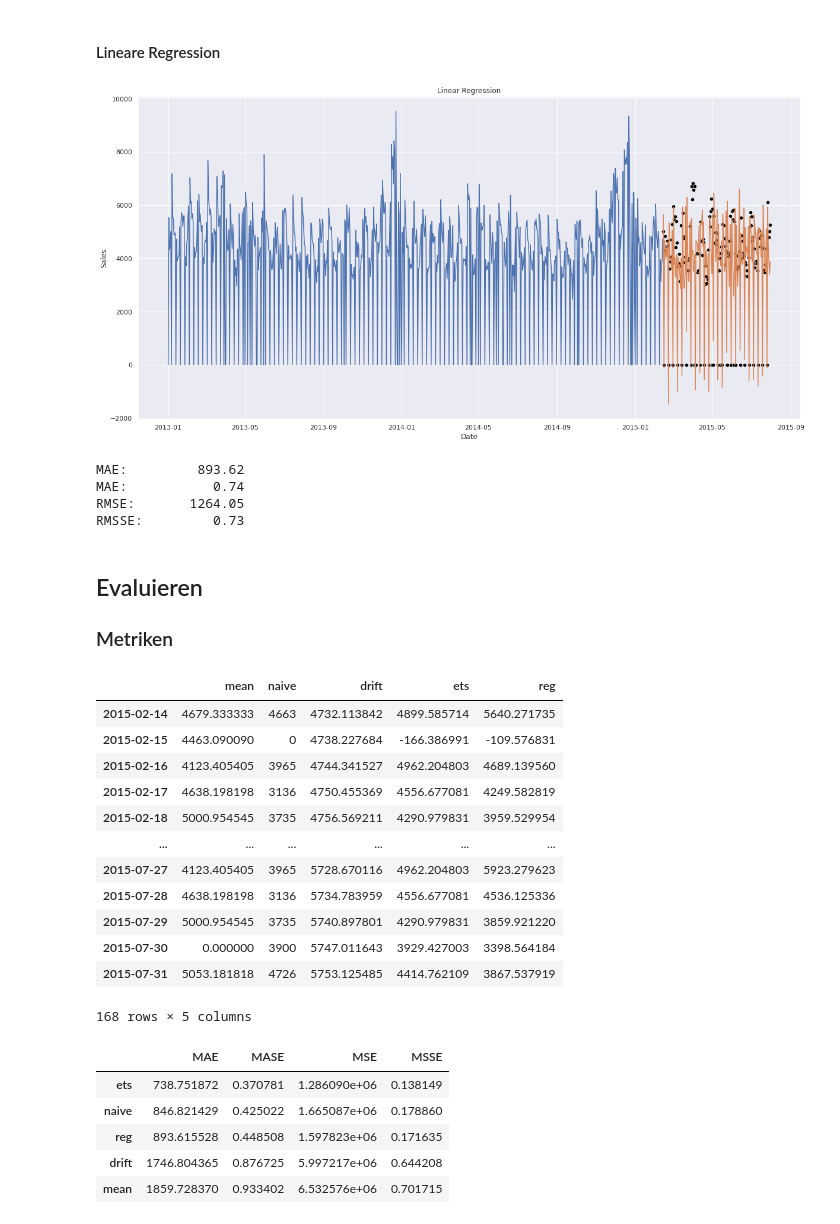
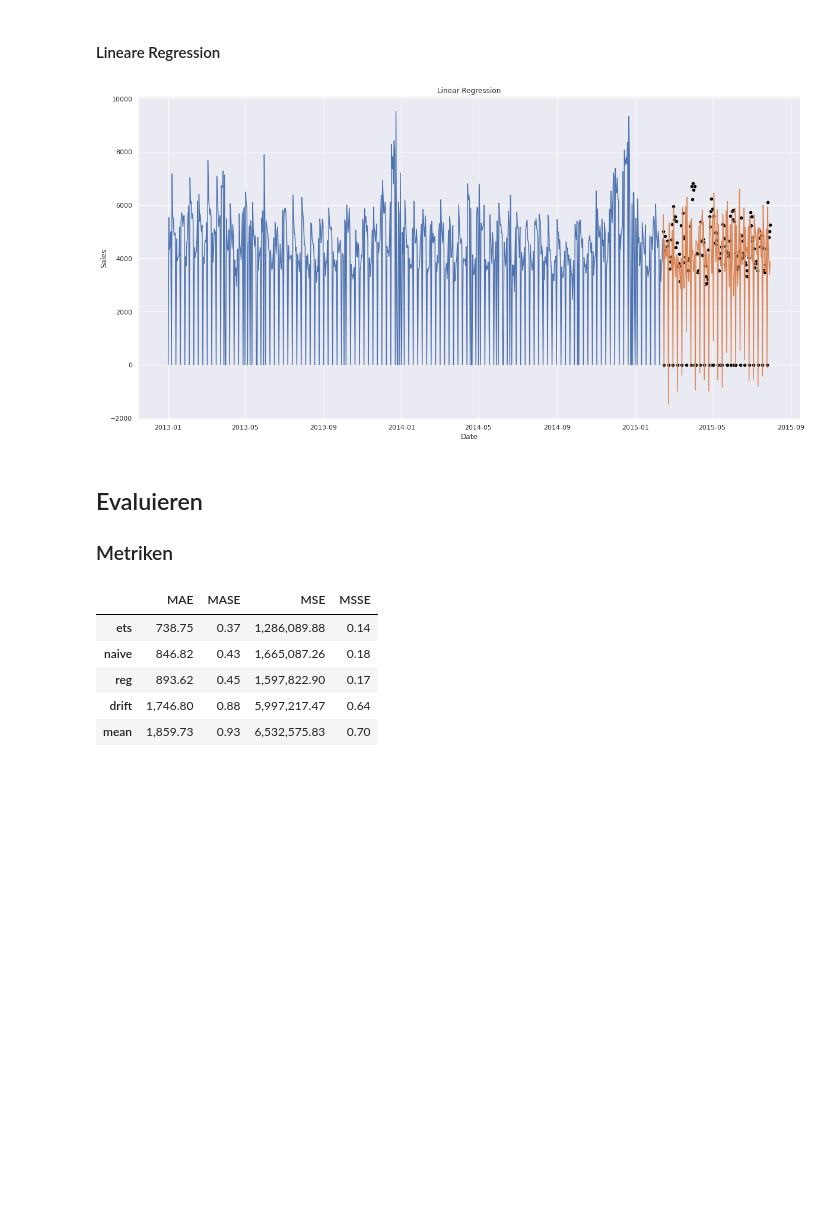
Before and after one commit to schemm/forecasting, a Jupyter notebook: RossmannStoreSales.ipynb, the cells around one changed output. Saved outputs shown, nothing was run; the diff lists cells and outputs as text; code cells hidden in the pictures; blank space fills up the shorter version.

```diff
--- a/RossmannStoreSales.ipynb
+++ b/RossmannStoreSales.ipynb
@@ -236,30 +214,0 @@ RMSSE:         1.42
-# %%
-from sktime.forecasting.naive import NaiveForecaster
-from sktime.forecasting.base import ForecastingHorizon
-from sktime.forecasting.model_selection import ExpandingWindowSplitter
-from sktime.forecasting.model_evaluation import evaluate
-from sktime.performance_metrics.forecasting import MeanAbsoluteError
-
-data = demand[demand.Store == 1]
-data.index.freq = 'D'
-
-cv = ExpandingWindowSplitter(
-    fh = ForecastingHorizon(28), # 1
-    initial_window = (len(data)-(12*28)), # 365
-    step_length = 28, # 1
-    start_with_window = True
-)
-
-MAE = MeanAbsoluteError()
-
-for strategy in ['mean', 'last', 'drift']:
-    if strategy == 'drift':
-        forecast = NaiveForecaster(strategy = strategy)
-    else:
-        forecast = NaiveForecaster(strategy = strategy, sp = 7)
-
-    df = evaluate(y = data['Sales'], forecaster = forecast, cv = cv, strategy = 'refit', scoring = MAE, return_data = True)
-    # display(df)
-
-    sns.boxplot(data = df['test_MeanAbsoluteError'], orient = 'h', showmeans = True).set_title(strategy)
-    plt.show()
@@ -318,10 +250,6 @@ from sklearn.linear_model import LinearRegression
 from sktime.forecasting.compose import make_reduction
 from sktime.forecasting.base import ForecastingHorizon
 from sktime.forecasting.model_selection import temporal_train_test_split
-from sktime.performance_metrics.forecasting import mean_absolute_error as MAE
-from sktime.performance_metrics.forecasting import mean_absolute_scaled_error as MASE
-from sktime.performance_metrics.forecasting import mean_squared_error as MSE
-from sktime.performance_metrics.forecasting import mean_squared_scaled_error as MSSE
 
 data = demand[demand.Store == 1]
 train, test = temporal_train_test_split(data, test_size = 6*28)
@@ -340,17 +268,8 @@ sns.scatterplot(data = test['Sales'], color = 'black')
 sns.lineplot(data = forecast.predict(fh))
 plt.title('Linear Regression')
 plt.show()
-
-print('MAE: \t %10.2f' % MAE(test['Sales'], forecast.predict(fh)))
-print('MAE: \t %10.2f' % MASE(test['Sales'], forecast.predict(fh), train['Sales'], sp = 7))
-print('RMSE: \t %10.2f' % MSE(test['Sales'], forecast.predict(fh), square_root = True))
-print('RMSSE: \t %10.2f' % MSSE(test['Sales'], forecast.predict(fh), train['Sales'], sp = 7, square_root = True))
 # %% [output]
 [figure]
-MAE:         893.62
-MAE:           0.74
-RMSE:       1264.05
-RMSSE:         0.73
 # %% [markdown]
 ## Evaluieren
 ### Metriken
@@ -364,50 +283,40 @@ from sktime.forecasting.model_selection import temporal_train_test_split
 from sktime.performance_metrics.forecasting import mean_absolute_error as MAE
 from sktime.performance_metrics.forecasting import mean_absolute_scaled_error as MASE
 from sktime.performance_metrics.forecasting import mean_squared_error as MSE
 from sktime.performance_metrics.forecasting import mean_squared_scaled_error as MSSE
 
 data = demand[demand.Store == 1]
 train, test = temporal_train_test_split(data, test_size = 6*28)
 
 train.index.freq = 'D'
 test.index.freq = 'D'
 fh = ForecastingHorizon(test.index, is_relative = False)
 
 forecast = {}
 forecast['mean'] = NaiveForecaster(strategy = 'mean', sp = 7)
 forecast['naive'] = NaiveForecaster(strategy = 'last', sp = 7)
 forecast['drift'] = NaiveForecaster(strategy = 'drift')
 forecast['ets'] = ExponentialSmoothing(trend = None, seasonal = 'add', sp = 7)
 forecast['reg'] = make_reduction(LinearRegression(), window_length = 6*28, strategy = "recursive")
 
 prediction = pd.DataFrame()
 for model in ['mean', 'naive', 'drift', 'ets', 'reg']:
         prediction[model] = forecast[model].fit(train['Sales']).predict(fh)
-display(prediction)
+#display(prediction)
 
 metric_x_model = pd.DataFrame()
 metric_x_model['MAE'] = prediction.apply(MAE, axis = 0, y_pred = test['Sales'])
 metric_x_model['MASE'] = prediction.apply(MASE, axis = 0, y_pred = test['Sales'], y_train = train['Sales'])
 metric_x_model['MSE'] = prediction.apply(MSE, axis = 0, y_pred = test['Sales'])
 metric_x_model['MSSE'] = prediction.apply(MSSE, axis = 0, y_pred = test['Sales'], y_train = train['Sales'])
+
+
+pd.options.display.float_format = '{:,.2f}'.format
 display(metric_x_model.sort_values(by = 'MAE', ascending = True))
 # %% [output]
-|  | mean | naive | drift | ets | reg |
-| 2015-02-14 | 4679.333333 | 4663 | 4732.113842 | 4899.585714 | 5640.271735 |
-| 2015-02-15 | 4463.090090 | 0 | 4738.227684 | -166.386991 | -109.576831 |
-| 2015-02-16 | 4123.405405 | 3965 | 4744.341527 | 4962.204803 | 4689.139560 |
-| 2015-02-17 | 4638.198198 | 3136 | 4750.455369 | 4556.677081 | 4249.582819 |
-| 2015-02-18 | 5000.954545 | 3735 | 4756.569211 | 4290.979831 | 3959.529954 |
-| ... | ... | ... | ... | ... | ... |
-| 2015-07-27 | 4123.405405 | 3965 | 5728.670116 | 4962.204803 | 5923.279623 |
-| 2015-07-28 | 4638.198198 | 3136 | 5734.783959 | 4556.677081 | 4536.125336 |
-| 2015-07-29 | 5000.954545 | 3735 | 5740.897801 | 4290.979831 | 3859.921220 |
-| 2015-07-30 | 0.000000 | 3900 | 5747.011643 | 3929.427003 | 3398.564184 |
-| 2015-07-31 | 5053.181818 | 4726 | 5753.125485 | 4414.762109 | 3867.537919 |
+|  | MAE | MASE | MSE | MSSE |
+| ets | 738.75 | 0.37 | 1,286,089.88 | 0.14 |
+| naive | 846.82 | 0.43 | 1,665,087.26 | 0.18 |
+| reg | 893.62 | 0.45 | 1,597,822.90 | 0.17 |
+| drift | 1,746.80 | 0.88 | 5,997,217.47 | 0.64 |
+| mean | 1,859.73 | 0.93 | 6,532,575.83 | 0.70 |
-168 rows × 5 columns
-|  | MAE | MASE | MSE | MSSE |
-| ets | 738.751872 | 0.370781 | 1.286090e+06 | 0.138149 |
-| naive | 846.821429 | 0.425022 | 1.665087e+06 | 0.178860 |
-| reg | 893.615528 | 0.448508 | 1.597823e+06 | 0.171635 |
-| drift | 1746.804365 | 0.876725 | 5.997217e+06 | 0.644208 |
-| mean | 1859.728370 | 0.933402 | 6.532576e+06 | 0.701715 |
```
Also changed, not shown: parts of 5 cells of this notebook.
